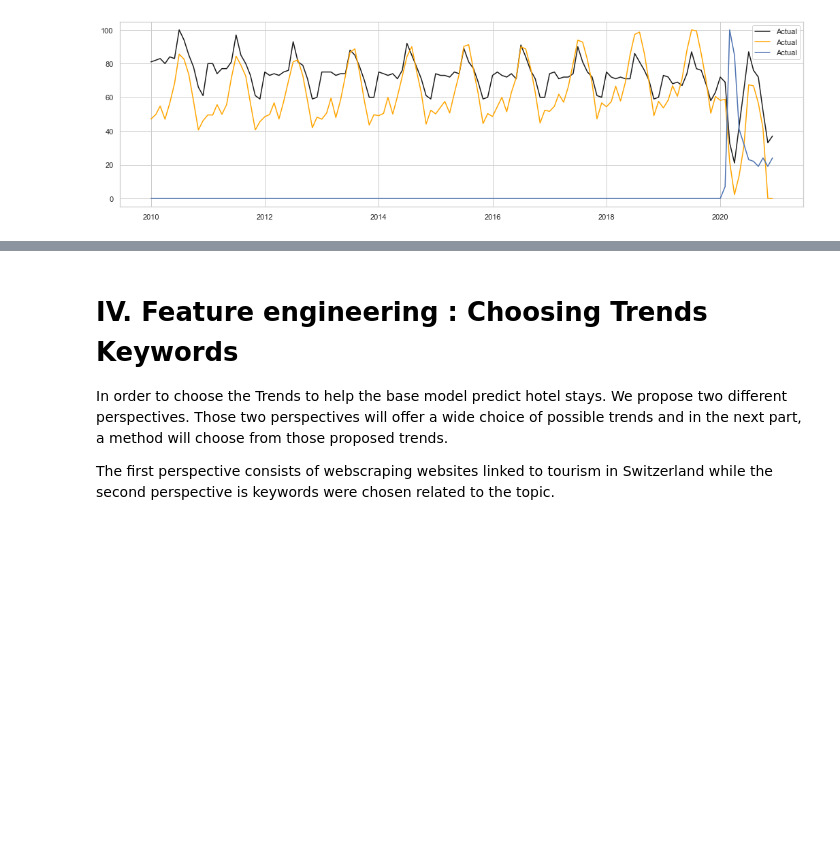
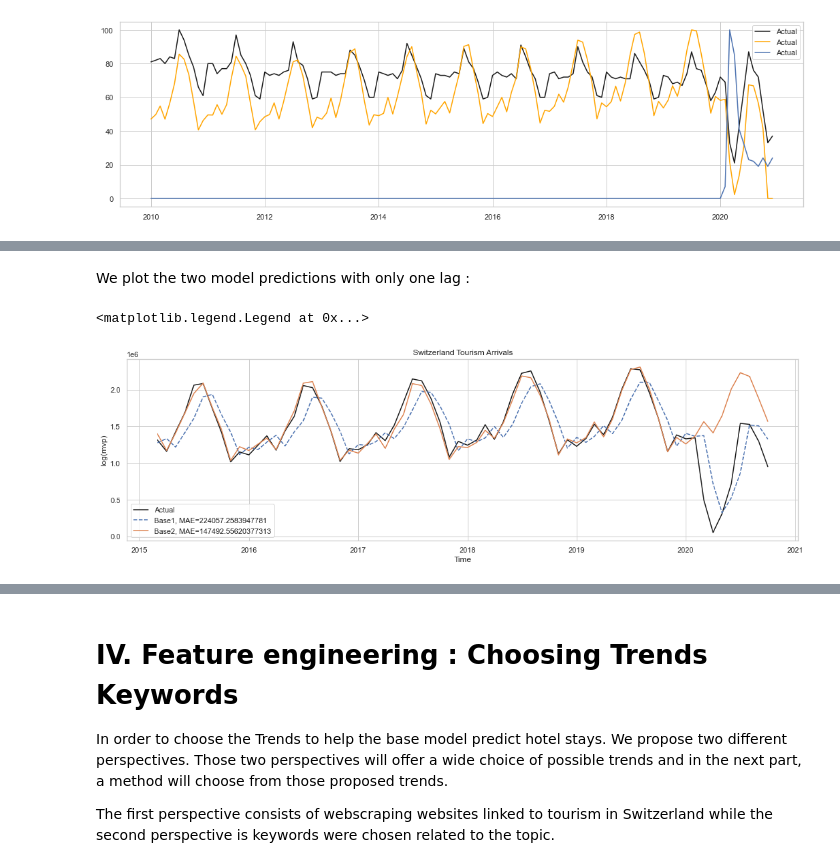
Before and after one commit to naayem/SwissHotelArrivalsPredictor, a Jupyter notebook: Project.ipynb, the cells around one changed output, grey strips where cells are left out. Drawn from its saved outputs; the diff is of its cells as text; code cells hidden in the pictures; blank space fills up the shorter version.

```diff
--- a/Project.ipynb
+++ b/Project.ipynb
@@ -432,0 +578,16 @@ MAE :118597.11646145092
+# %% [markdown]
+We plot the two model predictions with only one lag :
+# %%
+fig,axes = plt.subplots(figsize=(18,5))
+
+axes.plot(Arrivals['Total Arrivals'][start_date_testing:end_date_testing], label = 'Actual',color = 'k')
+axes.plot(Baseline_Arrivals_Predictions_1, linestyle='dashed', label='Base1, MAE={}'.format(Baseline_MAE_1))
+axes.plot(Baseline_Arrivals_Predictions_2, label='Base2, MAE={}'.format(Baseline_MAE_2))
+
+plt.xlabel('Time')
+plt.ylabel('log(mvp)')
+plt.title('Switzerland Tourism Arrivals')
+plt.legend()
+# %% [output]
+<matplotlib.legend.Legend at 0x...>
+[figure, added]
```
Also changed, not shown: parts of 42 cells of this notebook.
